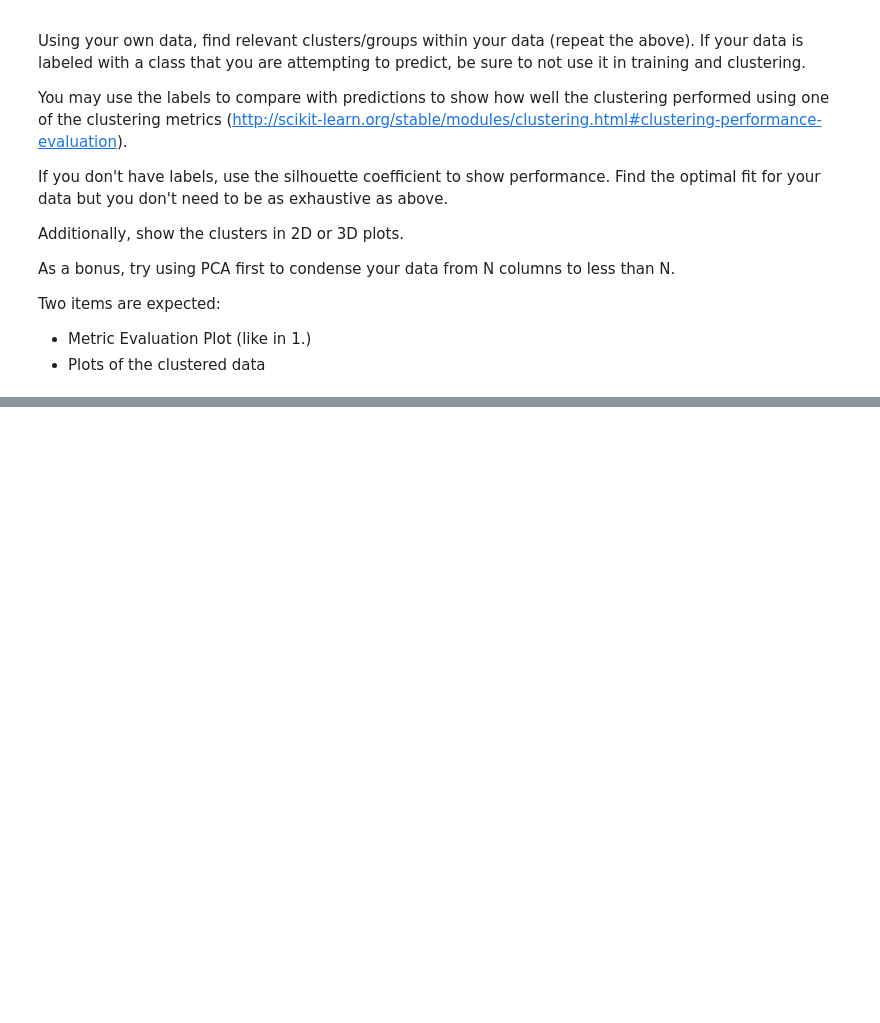
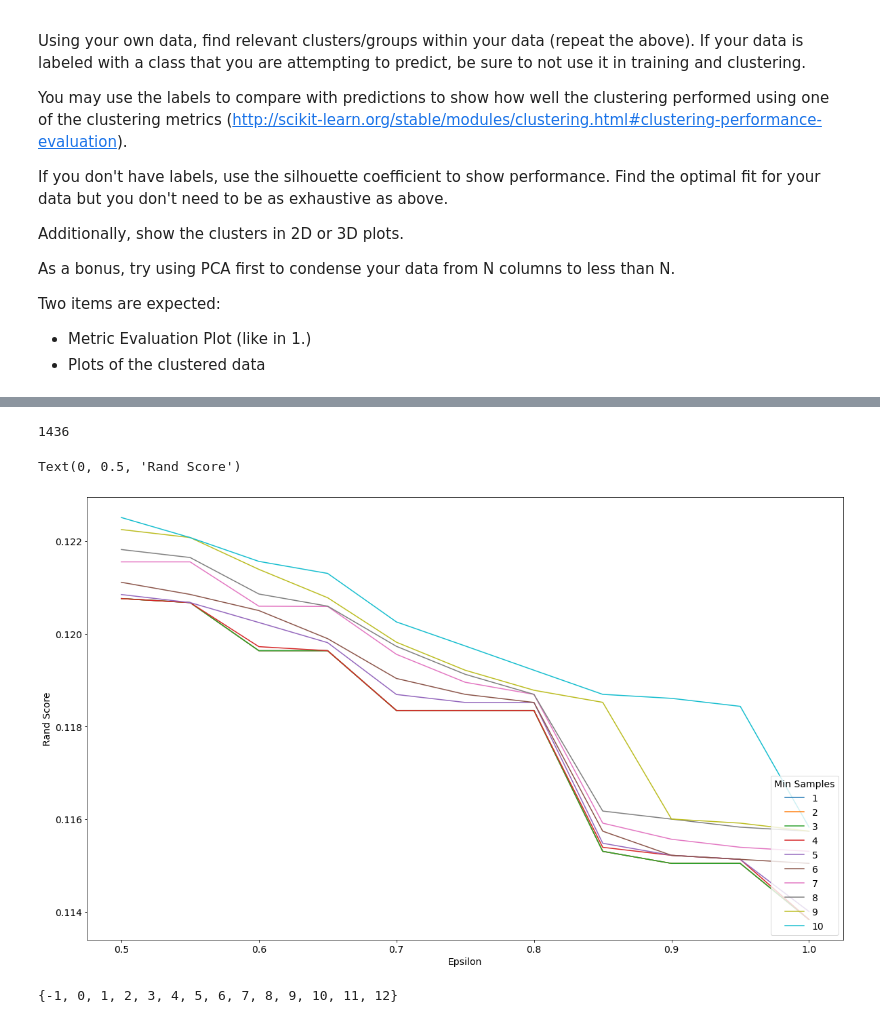
Before and after one commit to gdlevay/portfolio, a Jupyter notebook: mlnn/w8/asnmt_gdl.ipynb, the cells around one changed output, grey strips where cells are left out. Cells and saved outputs as stored; diff of their text form; code cells hidden in the pictures; blank space fills up the shorter version.

```diff
--- a/mlnn/w8/asnmt_gdl.ipynb
+++ b/mlnn/w8/asnmt_gdl.ipynb
@@ -112,8 +108,5 @@ beer = beer.groupby('beer_style').apply(lambda x: x.sample(10000))
 beer = beer.reset_index(drop = True)
 # %%
-def jitter(value, j):
-    # return value + np.random.normal(j,0.15,value.shape)
-    return value
 features = ['review_overall',
  'review_aroma',
  'review_appearance',
@@ -133,3 +126,6 @@ principal_df = pd.DataFrame(data = prin_comp,
                             columns = ['prin_comp1', 'prin_comp2'])
 
 finaldf = pd.concat([principal_df, beer[['beer_style']]], axis = 1)
+
+enc = OrdinalEncoder()
+labels_true = enc.fit_transform(finaldf[['beer_style']]).reshape(-1)
@@ -147,0 +162,36 @@ sns.scatterplot(data = finaldf,
+# %%
+db = DBSCAN(eps = 0.05, min_samples = 1)
+
+labels_pred = db.fit_predict(principal_df)
+
+
+print(len(set(labels_pred)))
+# %% [output]
+1436
+# %%
+min_samples = np.arange(1,11,1)
+epsilons = np.arange(.5,1.01,.05)
+# %%
+all_scores = []
+for min_sample in min_samples:
+    scores = []
+    for epsilon in epsilons:
+        db = DBSCAN(eps = epsilon, min_samples=min_sample)
+        labels_pred = db.fit_predict(principal_df)
+        # calculate silouette score here
+        randscore = metrics.rand_score(labels_true, labels_pred)
+        adjrandscore = metrics.adjusted_rand_score(labels_true, labels_pred)
+
+        scores.append(randscore)
+
+    all_scores.append(scores)
+# %%
+plt.figure()
+for i in range(len(min_samples)):
+    plt.plot(epsilons, all_scores[i], label = f"{i + 1}")
+plt.legend(title = "Min Samples",loc = "lower right")
+plt.xlabel("Epsilon")
+plt.ylabel("Rand Score")
+# %% [output]
+Text(0, 0.5, 'Rand Score')
+[figure, added]
@@ -147,0 +201,4 @@ sns.scatterplot(data = finaldf,
+# %%
+set(labels_pred)
+# %% [output]
+{-1, 0, 1, 2, 3, 4, 5, 6, 7, 8, 9, 10, 11, 12}
```
Also changed, not shown: parts of 13 cells of this notebook.
